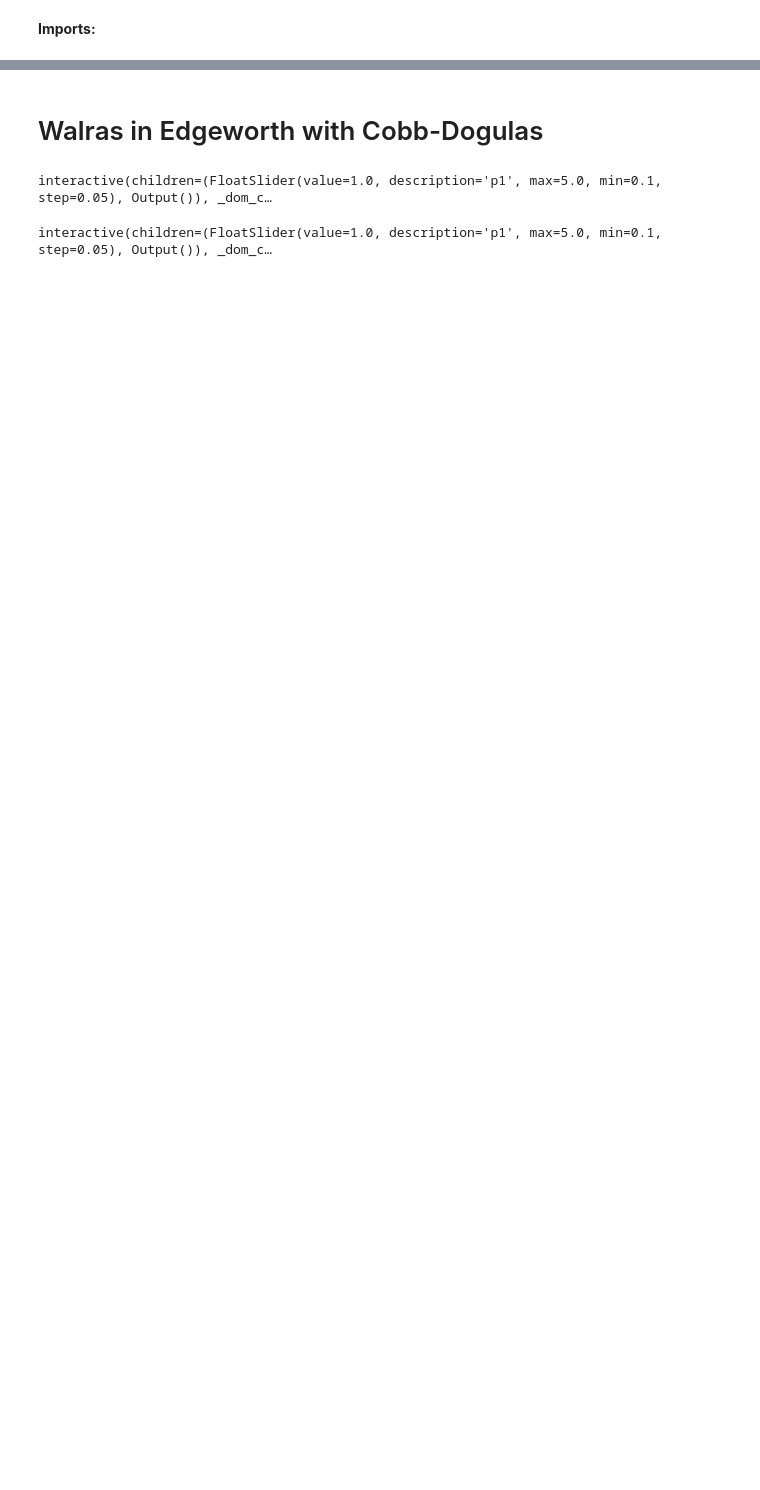
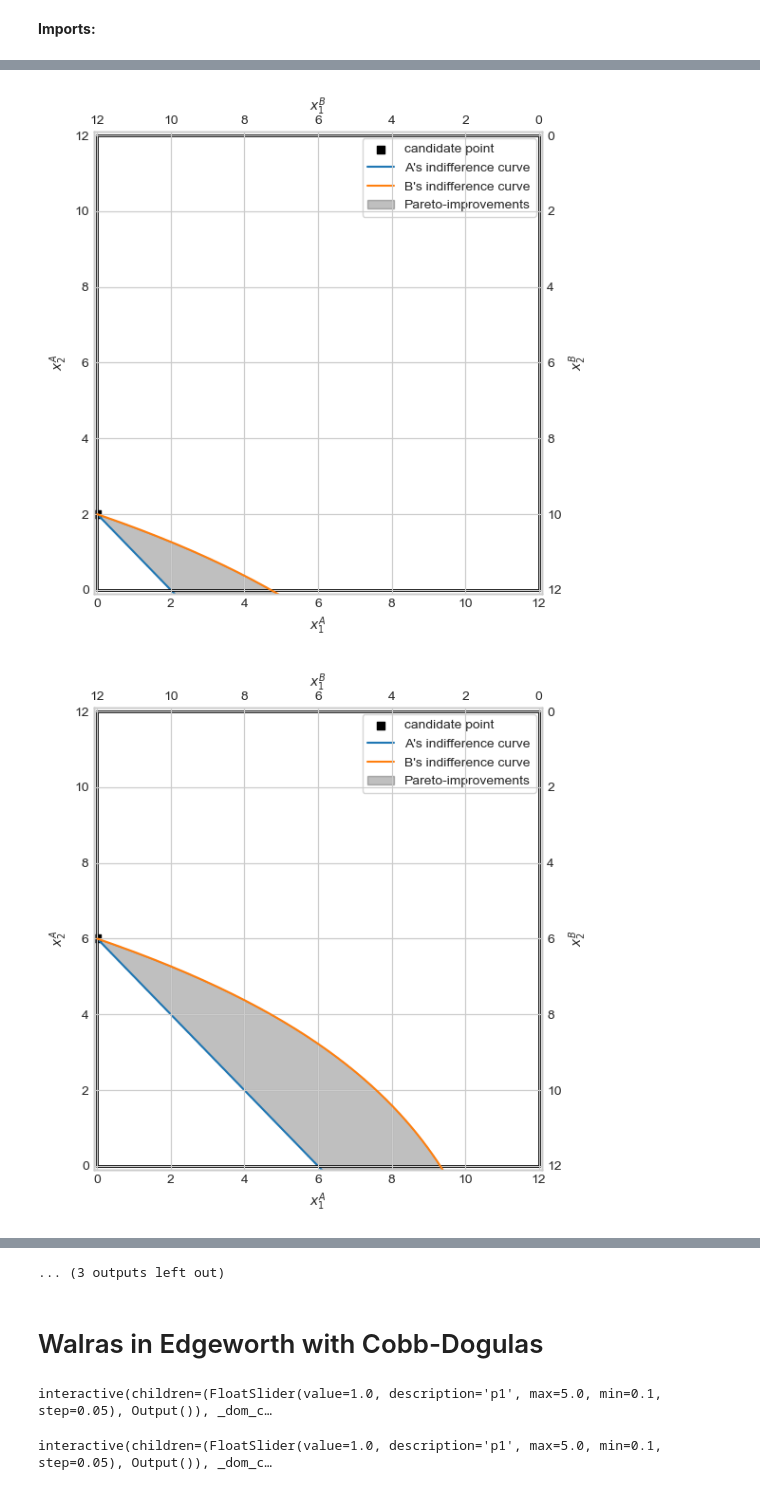
Before and after one commit to JeppeDruedahl/Mikro1, a Jupyter notebook: Lec15_Edgeworth.ipynb, the cells around one changed output, grey strips where cells are left out. Drawn from its saved outputs; the diff is of its cells as text; code cells hidden in the pictures; blank space fills up the shorter version.

Commit message:
More details in Edgeworth

```diff
--- a/Lec15_Edgeworth.ipynb
+++ b/Lec15_Edgeworth.ipynb
@@ -14,4 +14,4 @@ from mpl_toolkits.mplot3d import Axes3D
 from mpl_toolkits.mplot3d.art3d import Poly3DCollection, Line3DCollection
 import ipywidgets as widgets
 
-DO_PRINT = False
+DO_PRINT = True
@@ -17,0 +137,19 @@ DO_PRINT = False
+# %%
+par = SimpleNamespace()
+
+par.utility_A = 'perfect_substitutes'
+par.alpha_A = par.beta_A = 1.0
+
+par.utility_B = 'perfect_substitutes'
+par.alpha_B = 4.0
+par.beta_B = 2.0
+
+par.w1A = 5
+par.w2A = 5
+par.w1B = 5
+par.w2B = 5
+
+widgets.interact(lambda x1A,x2A: edgeworth_pareto(par,x1A,x2A),
+    x1A=widgets.FloatSlider(description='x1A',min=0.0,max=10.0,step=0.05,value=2.0),
+    x2A=widgets.FloatSlider(description='x2A',min=0.0,max=10.0,step=0.05,value=3.0),
+);
@@ -17,0 +160,20 @@ DO_PRINT = False
+# %%
+if DO_PRINT:
+
+    par.w1A = 6
+    par.w2A = 6
+    par.w1B = 6
+    par.w2B = 6
+
+    par.utility_A = 'perfect_substitutes'
+    par.alpha_A = par.beta_A = 1.0
+
+    par.utility_B = 'quasi_log'
+    par.alpha_B = 4.0
+    par.beta_B = 1.0
+
+    for (x1A,x2A) in [(0,2),(0,6),(0,10)] + [(4,0),(6,0),(8,0),(10,0)] + [(4,12),(6,12),(8,12),(10,12)] + [(4,4),(8,4),(4,8),(8,8)]:
+        edgeworth_pareto(par,x1A,x2A,name=f'contractcurve_{x1A}_{x2A}.pdf')
+# %% [output]
+[figure, added]
+[figure, added]
@@ -18,3 +190,4 @@ DO_PRINT = False
+... (3 outputs left out)
 # %% [markdown]
 # Walras in Edgeworth with Cobb-Dogulas
 # %%
```
Also changed, not shown: parts of 12 cells of this notebook.
